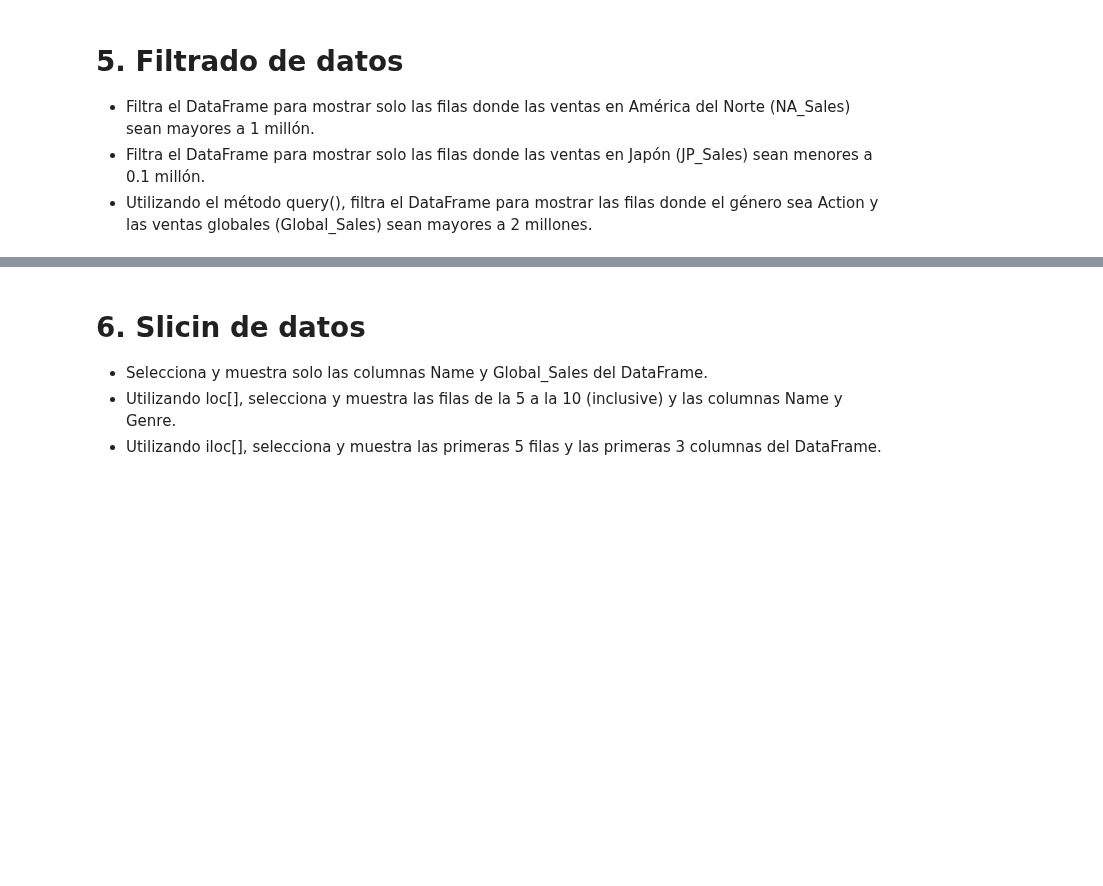
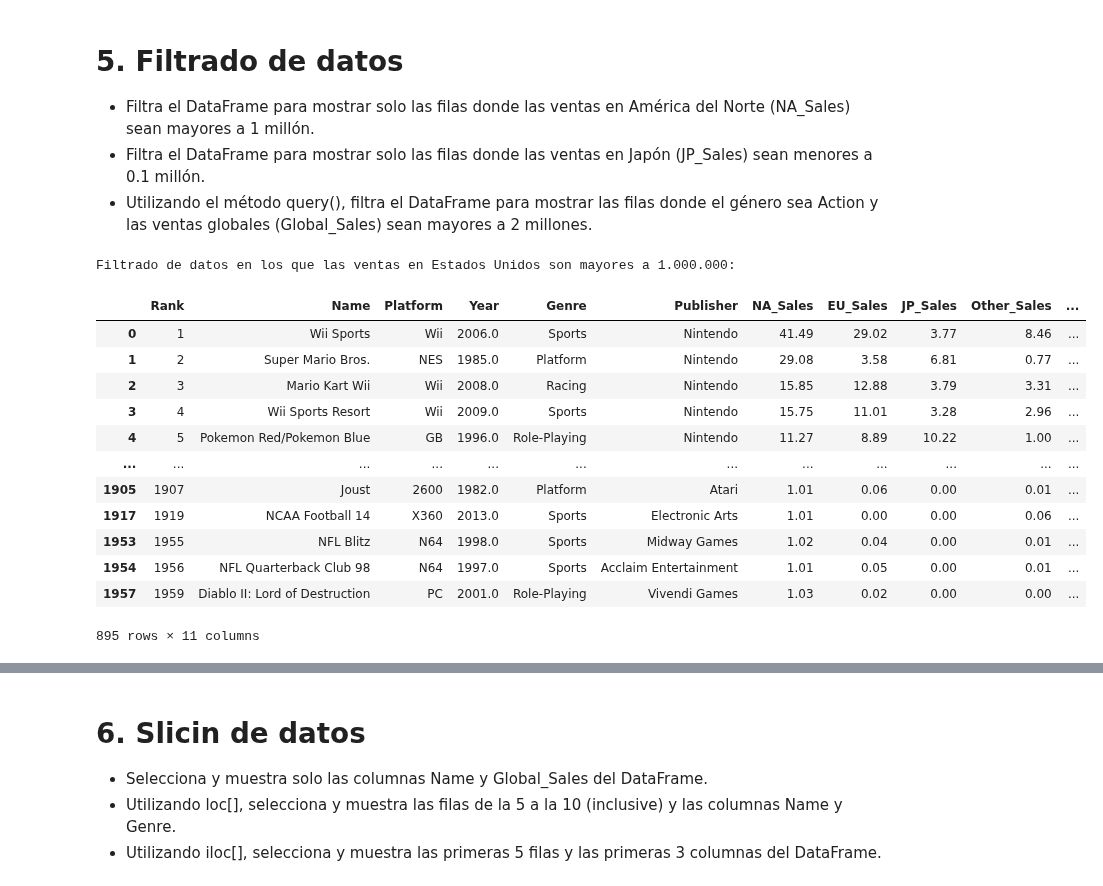
Before and after one commit to aldomujica97/Video_Games_Sales, a Jupyter notebook: notebooks/analisis.ipynb, the cells around one changed output, grey strips where cells are left out. Cells and saved outputs as stored; diff of their text form; code cells hidden in the pictures; blank space fills up the shorter version.

```diff
--- a/notebooks/analisis.ipynb
+++ b/notebooks/analisis.ipynb
@@ -119,3 +119,22 @@ array(['Wii', 'NES', 'GB', 'DS', 'X360', 'PS3', 'PS2', 'SNES', 'GBA',
 + Filtra el DataFrame para mostrar solo las filas donde las ventas en América del Norte (NA_Sales) sean mayores a 1 millón.
 + Filtra el DataFrame para mostrar solo las filas donde las ventas en Japón (JP_Sales) sean menores a 0.1 millón.
 + Utilizando el método query(), filtra el DataFrame para mostrar las filas donde el género sea Action y las ventas globales (Global_Sales) sean mayores a 2 millones.
+# %%
+print("Filtrado de datos en los que las ventas en Estados Unidos son mayores a 1.000.000:")
+filtrado1 = df[df["NA_Sales"] > 1]
+filtrado1
+# %% [output]
+Filtrado de datos en los que las ventas en Estados Unidos son mayores a 1.000.000:
+|  | Rank | Name | Platform | Year | Genre | Publisher | NA_Sales | EU_Sales | JP_Sales | Other_Sales | ... |
+| 0 | 1 | Wii Sports | Wii | 2006.0 | Sports | Nintendo | 41.49 | 29.02 | 3.77 | 8.46 | ... |
+| 1 | 2 | Super Mario Bros. | NES | 1985.0 | Platform | Nintendo | 29.08 | 3.58 | 6.81 | 0.77 | ... |
+| 2 | 3 | Mario Kart Wii | Wii | 2008.0 | Racing | Nintendo | 15.85 | 12.88 | 3.79 | 3.31 | ... |
+| 3 | 4 | Wii Sports Resort | Wii | 2009.0 | Sports | Nintendo | 15.75 | 11.01 | 3.28 | 2.96 | ... |
+| 4 | 5 | Pokemon Red/Pokemon Blue | GB | 1996.0 | Role-Playing | Nintendo | 11.27 | 8.89 | 10.22 | 1.00 | ... |
+| ... | ... | ... | ... | ... | ... | ... | ... | ... | ... | ... | ... |
+| 1905 | 1907 | Joust | 2600 | 1982.0 | Platform | Atari | 1.01 | 0.06 | 0.00 | 0.01 | ... |
+| 1917 | 1919 | NCAA Football 14 | X360 | 2013.0 | Sports | Electronic Arts | 1.01 | 0.00 | 0.00 | 0.06 | ... |
+| 1953 | 1955 | NFL Blitz | N64 | 1998.0 | Sports | Midway Games | 1.02 | 0.04 | 0.00 | 0.01 | ... |
+| 1954 | 1956 | NFL Quarterback Club 98 | N64 | 1997.0 | Sports | Acclaim Entertainment | 1.01 | 0.05 | 0.00 | 0.01 | ... |
+| 1957 | 1959 | Diablo II: Lord of Destruction | PC | 2001.0 | Role-Playing | Vivendi Games | 1.03 | 0.02 | 0.00 | 0.00 | ... |
+895 rows × 11 columns
```
Also changed, not shown: parts of 5 cells of this notebook.
